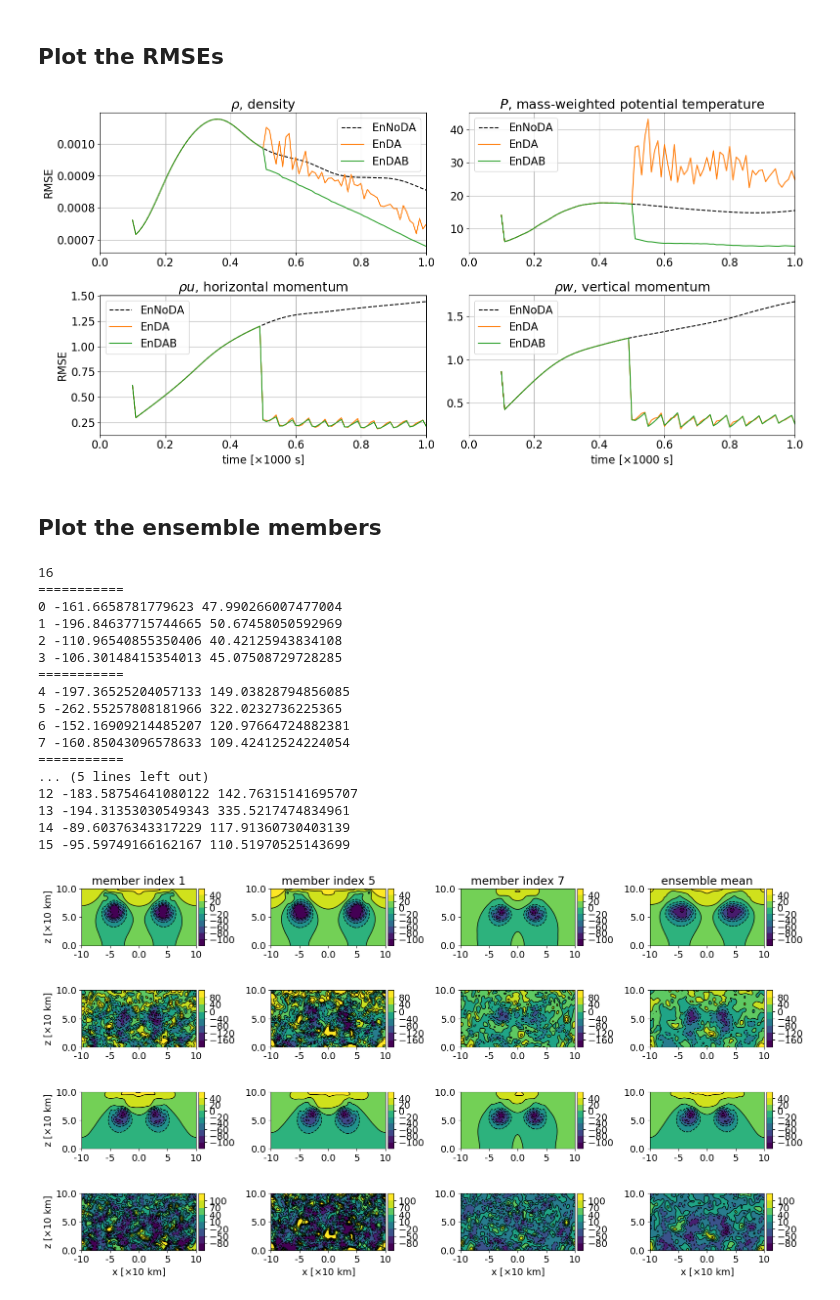
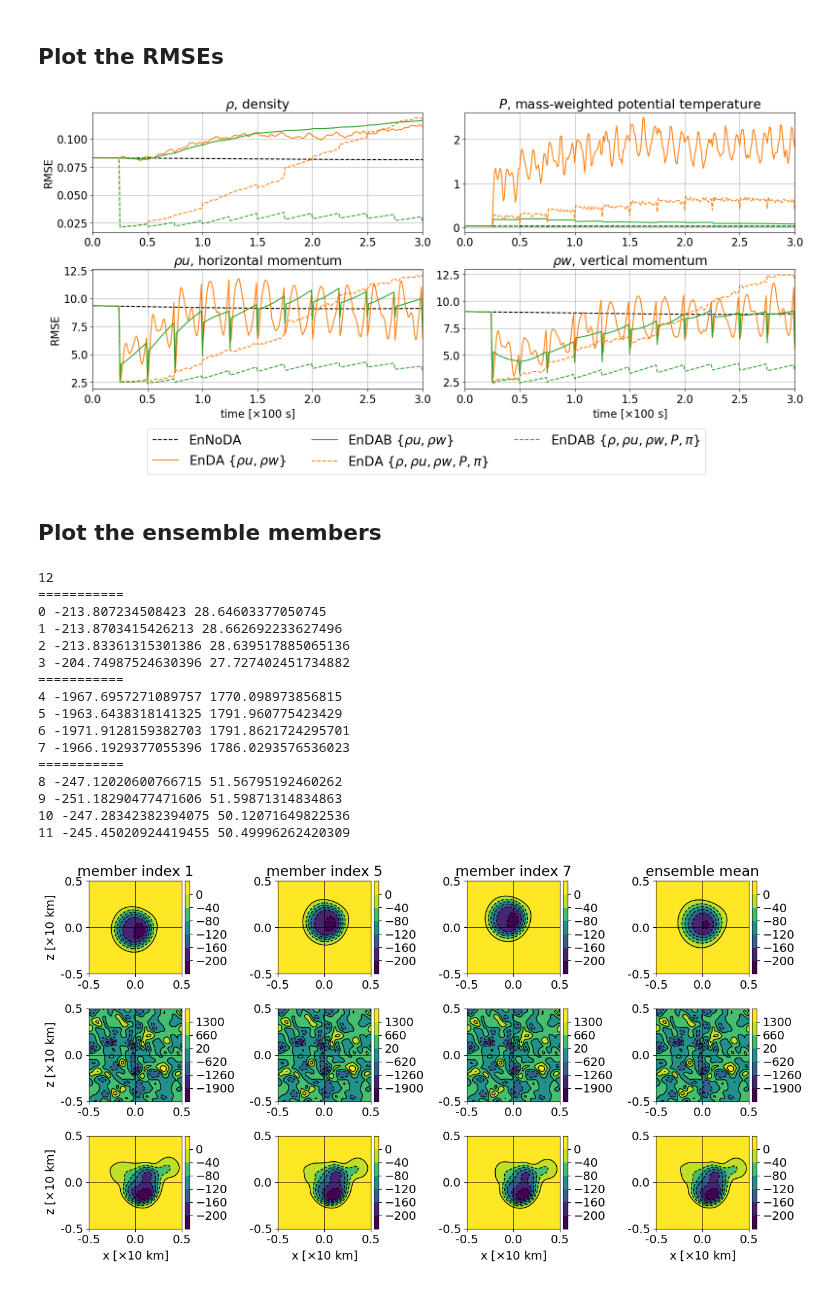
Before and after one commit to ray-chew/pyBELLA, a Jupyter notebook: visualiser_debugger/review_localdab/rmse_ensemble.ipynb, the cells around one changed output. Cells and saved outputs as stored; diff of their text form; code cells hidden in the pictures.

Commit message:
RMSE / ensemble plots notebook and scale analysis notebook seem to work properly now

```diff
--- a/visualiser_debugger/review_localdab/rmse_ensemble.ipynb
+++ b/visualiser_debugger/review_localdab/rmse_ensemble.ipynb
@@ -21,12 +21,12 @@ import pickle
 `swe` is the shallow water vortex, `euler` the Euler vortex and `rb` the rising bubble.
 # %%
 swe = False
-euler = False
-rb = True
+euler = True
+rb = False
 
 # Plot format for MWR or arXiv?
-MWR = True
-arXiv = False
+MWR = False
+arXiv = True
 # %% [markdown]
 ## For given test case, load the relevant parameters
 # %%
@@ -240,7 +240,7 @@ for i,attribute in enumerate(attributes):
 if euler:
     pl.fig.tight_layout()
     if MWR:
-        pl.fig.subplots_adjust(bottom=0.15)
+        pl.fig.subplots_adjust(bottom=0.22)
     elif arXiv:
         pl.fig.subplots_adjust(bottom=0.22)
     pl.fig.legend((l1, l2, l3, l4, l5),
@@ -257,7 +257,7 @@ if euler:
 plt.savefig('./output/%sRmse.pdf' %(lbl), bbox_inches="tight")
 plt.show()
 # %% [output]
-[figure, old version]
+[figure, new version]
 # %% [markdown]
 ## Plot the ensemble members
 # %%
@@ -361,7 +361,7 @@ elif arXiv:
     mean0 = [mean0.T,'']
     mean1 = [mean1.T,'']
     mean_ref = [mean_ref.T,'ensemble mean']
-    means = [mean_ref, mean0, mean1]
+means = [mean_ref, mean0, mean1]
 
 arr_lst = []
 lvls = []
@@ -446,7 +446,7 @@ if rb:
     # which member-diffs to plot?
     arr_lst += [ens_diff[1],ens_diff[5],ens_diff[7]]
     # append mean to plot
-    if MwR:
+    if MWR:
         mean_diff = [means[1][0] - means[2][0], 'ensemble mean']
     elif arXiv:
         mean_diff = [means[1][0] - means[2][0], '']
@@ -471,45 +471,44 @@ ncolslen = 4
 if MWR:
     fs = (20,10) if rb else (16,10)
 elif arXiv:
     fs = (16,9) if rb else (13,7)
 pl = pt.plotter(arr_lst,ncols=ncolslen,figsize=fs,sharexlabel=True,shareylabel=True)
 
 x_label = r'x [$\times 10$ km]'
 y_label = r'z [$\times 10$ km]'
 
 if rb:
     x_loc = np.linspace(0,nnx,5)
     y_loc = np.linspace(0,nnz,3)
     axh, axv = 39.5, 79.5
     pl.set_axes(x_locs=x_loc, y_locs=y_loc, x_axs=x_axs, y_axs=y_axs, x_label=x_label, y_label=y_label)
 #     pl.set_axes(x_locs=x_loc, y_locs=y_loc, x_axs=x_axs, y_axs=y_axs, axhline = axh, axvline = axv, x_label=x_label, y_label=y_label)
 else:
     x_loc = np.linspace(0,nnx,3)
     y_loc = np.linspace(0,nnz,3)
     axh, axv = 31.5, 31.5
     pl.set_axes(x_locs=x_loc, y_locs=y_loc, x_axs=x_axs, y_axs=y_axs, axhline = axh, axvline = axv, x_label=x_label, y_label=y_label)
 
 # mthd = 'imshow' if rb else 'contour'
 mthd = 'contour'
 _ = pl.plot(aspect='equal',method=mthd, lvls=lvls)
 
 pl.save_fig('./output/%s_enses' %lbl)
 # %% [output]
-16
+12
 ===========
-0 -161.6658781779623 47.990266007477004
-1 -196.84637715744665 50.67458050592969
-2 -110.96540855350406 40.42125943834108
-3 -106.30148415354013 45.07508729728285
+0 -213.807234508423 28.64603377050745
+1 -213.8703415426213 28.662692233627496
+2 -213.83361315301386 28.639517885065136
+3 -204.74987524630396 27.727402451734882
 ===========
-4 -197.36525204057133 149.03828794856085
-5 -262.55257808181966 322.0232736225365
-6 -152.16909214485207 120.97664724882381
-7 -160.85043096578633 109.42412524224054
+4 -1967.6957271089757 1770.098973856815
+5 -1963.6438318141325 1791.960775423429
+6 -1971.9128159382703 1791.8621724295701
+7 -1966.1929377055396 1786.0293576536023
 ===========
-... (5 lines left out)
-12 -183.58754641080122 142.76315141695707
-13 -194.31353030549343 335.5217474834961
-14 -89.60376343317229 117.91360730403139
-15 -95.59749166162167 110.51970525143699
+8 -247.12020600766715 51.56795192460262
+9 -251.18290477471606 51.59871314834863
+10 -247.28342382394075 50.12071649822536
+11 -245.45020924419455 50.49996262420309
-[figure, old version]
+[figure, new version]
```
Also changed, not shown: 1 other file.
